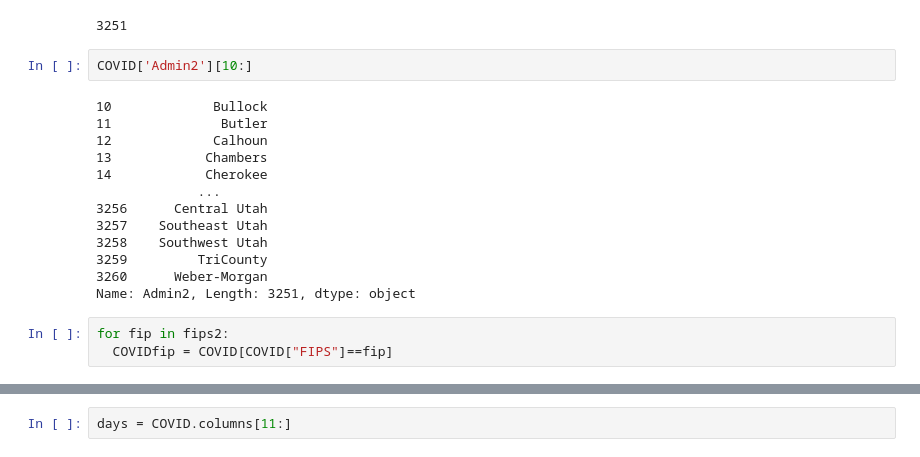
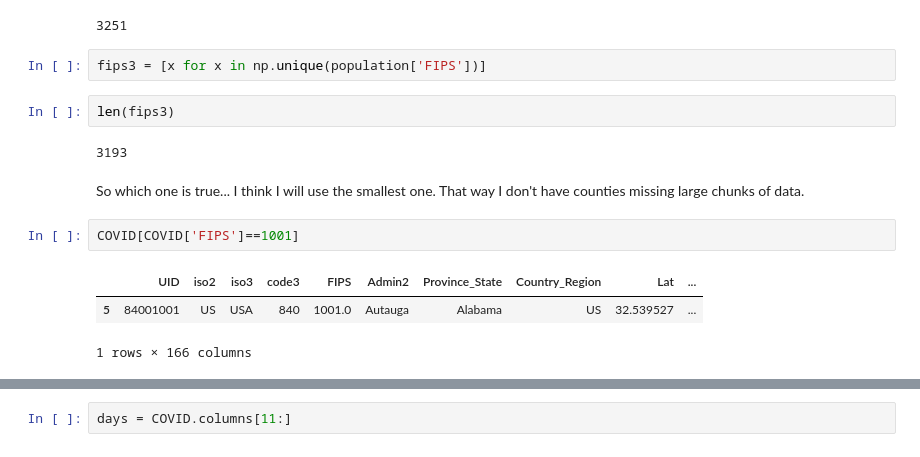
Before and after one commit to nurfnick/COVID_Travel, a Jupyter notebook: Combining_Data_Files.ipynb, the cells around one changed output, grey strips where cells are left out. Cells and saved outputs as stored; diff of their text form.

```diff
--- a/Combining_Data_Files.ipynb
+++ b/Combining_Data_Files.ipynb
@@ -69,21 +70,17 @@ fips2 = [x for x in np.unique(COVID['FIPS']) if ~np.isnan(x)]
 len(fips2) #wtf...
 # %% [output]
 3251
-# %%
-COVID['Admin2'][10:]
-# %% [output]
-10             Bullock
-11              Butler
-12             Calhoun
-13            Chambers
-14            Cherokee
-             ...
-3256      Central Utah
-3257    Southeast Utah
-3258    Southwest Utah
-3259         TriCounty
-3260      Weber-Morgan
-Name: Admin2, Length: 3251, dtype: object
-# %%
-for fip in fips2:
-  COVIDfip = COVID[COVID["FIPS"]==fip]
+# %%
+fips3 = [x for x in np.unique(population['FIPS'])]
+# %%
+len(fips3)
+# %% [output]
+3193
+# %% [markdown]
+So which one is true...  I think I will use the smallest one.  That way I don't have counties missing large chunks of data.
+# %%
+COVID[COVID['FIPS']==1001]
+# %% [output]
+|  | UID | iso2 | iso3 | code3 | FIPS | Admin2 | Province_State | Country_Region | Lat | ... |
+| 5 | 84001001 | US | USA | 840 | 1001.0 | Autauga | Alabama | US | 32.539527 | ... |
+1 rows × 166 columns
```
Also changed, not shown: parts of 12 cells of this notebook.
